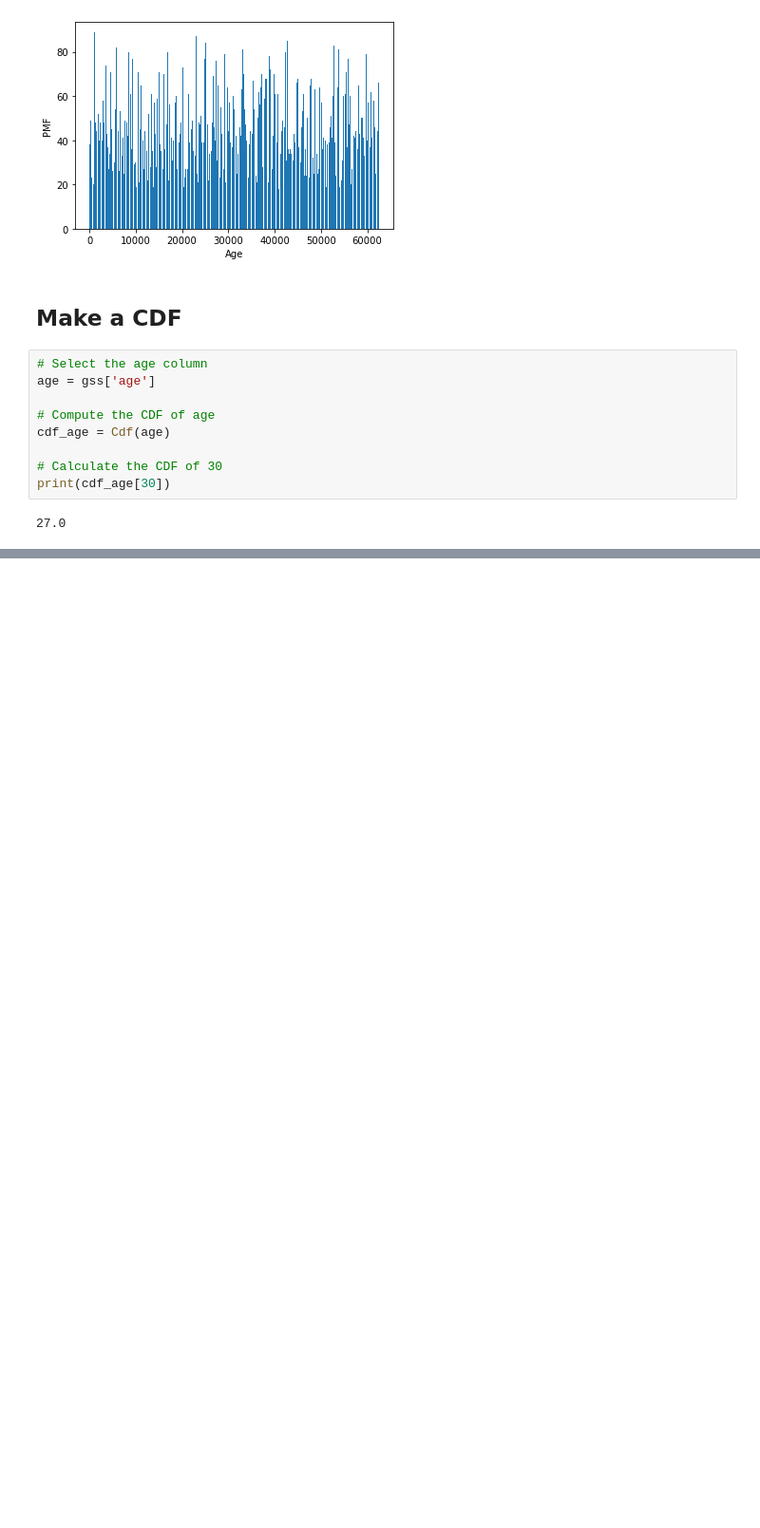
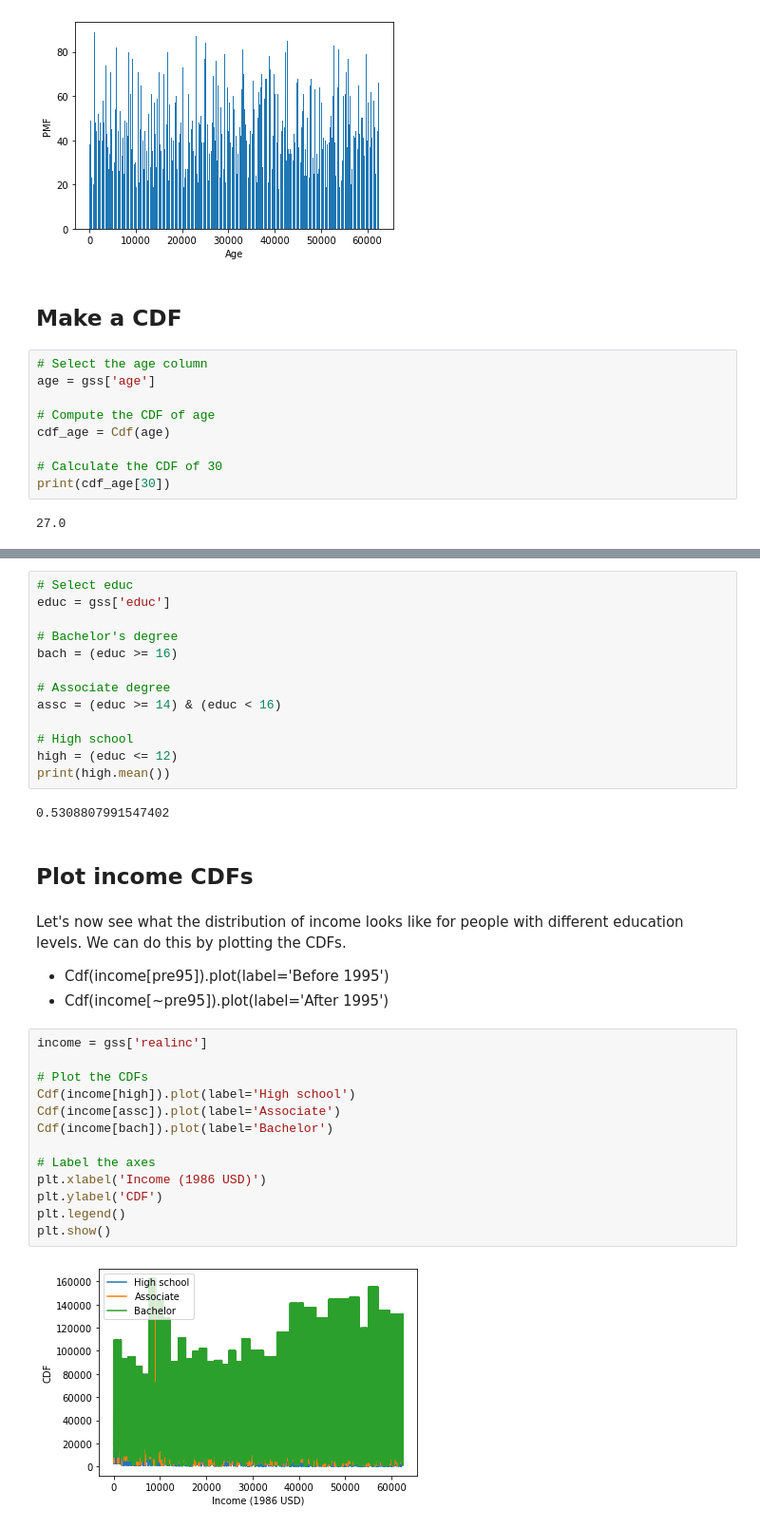
Before and after one commit to Mahnoor-Rana/Exploratory-Data-Analysis, a Jupyter notebook: Probability Mass Function.ipynb, the cells around one changed output, grey strips where cells are left out. Shown: that part at 95% size. Drawn from its saved outputs; the diff is of its cells as text; blank space fills up the shorter version.

```diff
--- a/Probability Mass Function.ipynb
+++ b/Probability Mass Function.ipynb
@@ -83,0 +131,37 @@ print(cdf_age[30])
+# %%
+# Select educ
+educ = gss['educ']
+
+# Bachelor's degree
+bach = (educ >= 16)
+
+# Associate degree
+assc = (educ >= 14) & (educ < 16)
+
+# High school
+high = (educ <= 12)
+print(high.mean())
+# %% [output]
+0.5308807991547402
+# %% [markdown]
+## Plot income CDFs
+# %% [markdown]
+Let's now see what the distribution of income looks like for people with different education levels. We can do this by plotting the CDFs.
+
+- Cdf(income[pre95]).plot(label='Before 1995')
+- Cdf(income[~pre95]).plot(label='After 1995')
+# %%
+income = gss['realinc']
+
+# Plot the CDFs
+Cdf(income[high]).plot(label='High school')
+Cdf(income[assc]).plot(label='Associate')
+Cdf(income[bach]).plot(label='Bachelor')
+
+# Label the axes
+plt.xlabel('Income (1986 USD)')
+plt.ylabel('CDF')
+plt.legend()
+plt.show()
+# %% [output]
+[figure, added]
```
Also changed, not shown: parts of 9 cells of this notebook.
